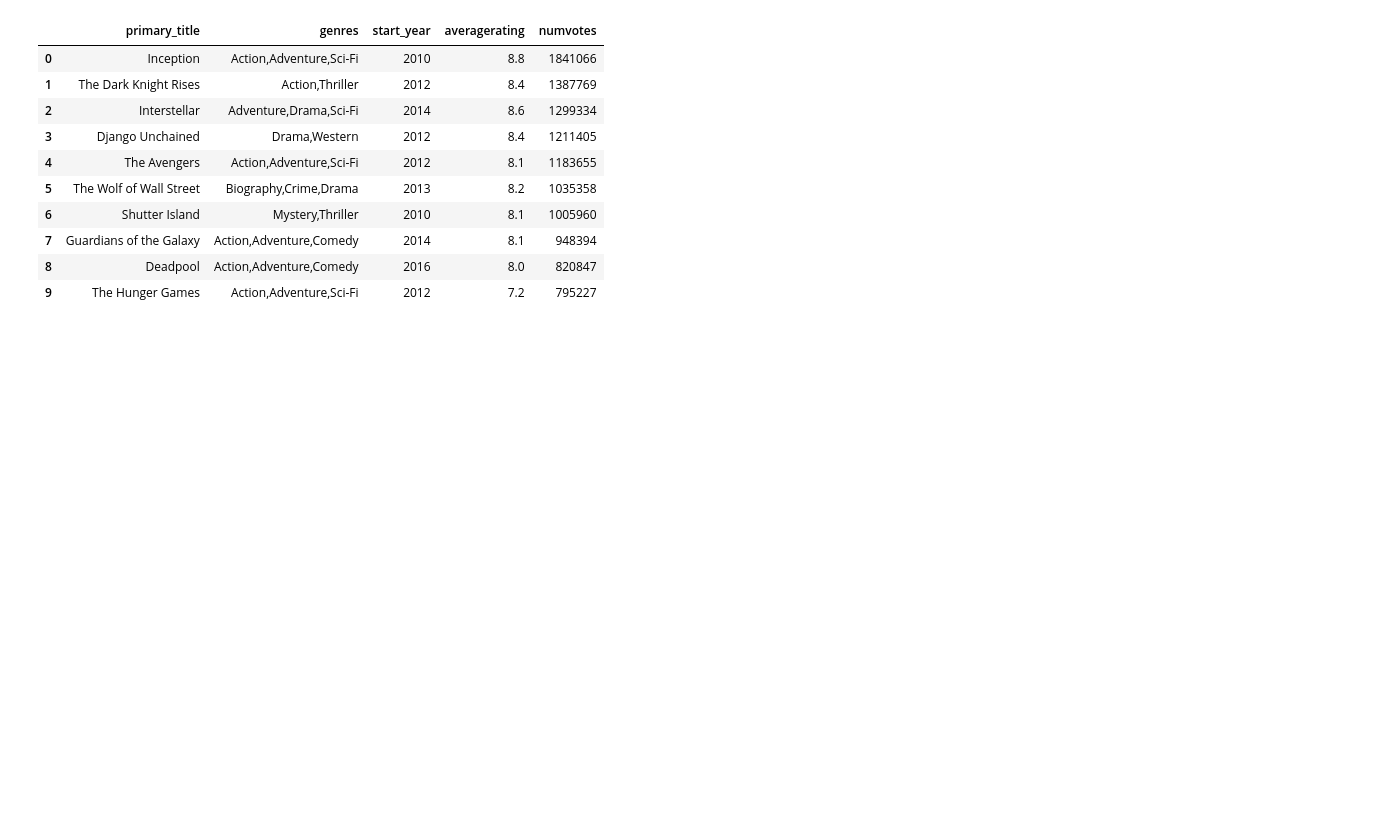
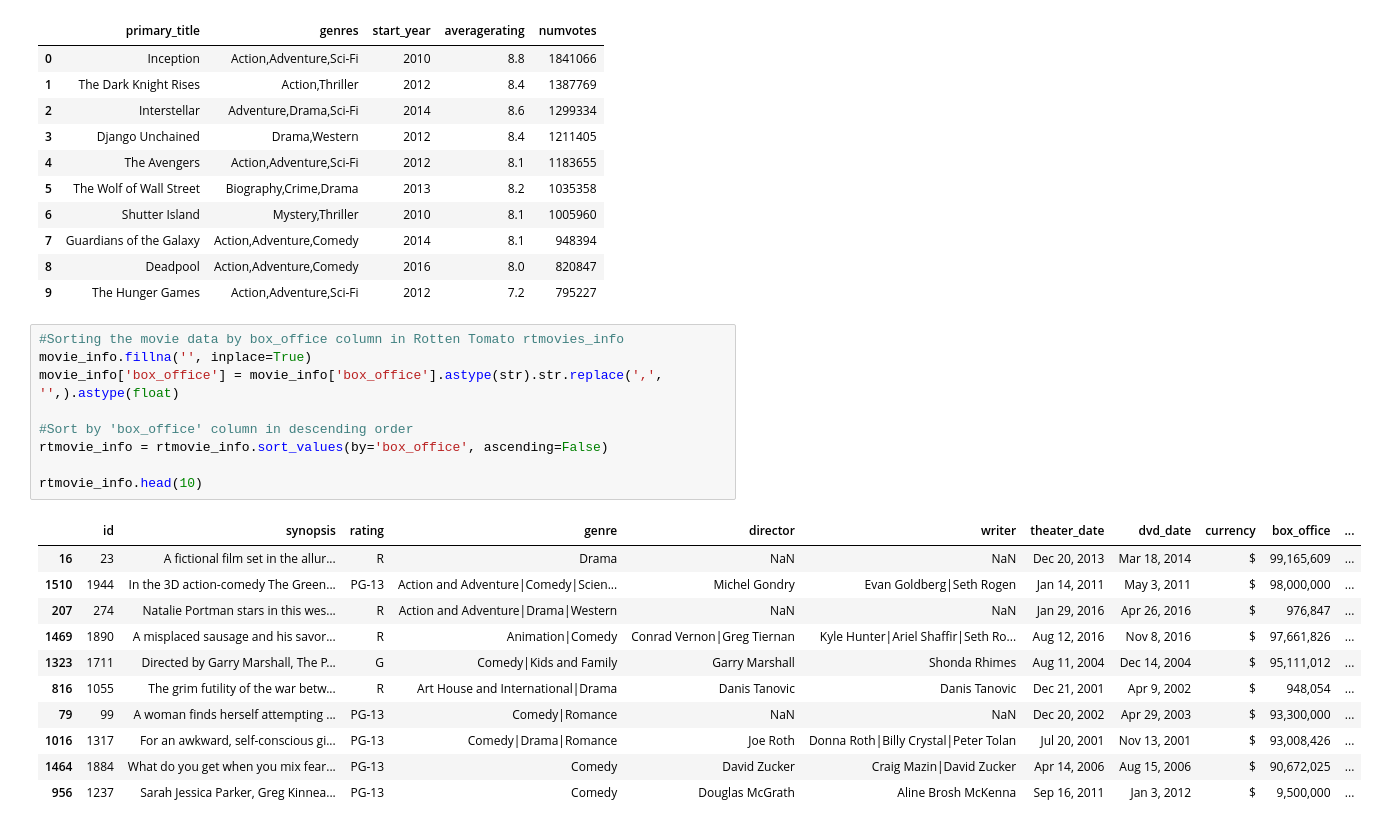
Before and after one commit to Kevan-Muthomi/DS-Phase_1_Project, a Jupyter notebook: student.ipynb, the cells around one changed output. Drawn from its saved outputs; the diff is of its cells as text; blank space fills up the shorter version.

```diff
--- a/student.ipynb
+++ b/student.ipynb
@@ -352,3 +358,24 @@ pd.read_sql(imdb_movies,conn).head(10)
 | 7 | Guardians of the Galaxy | Action,Adventure,Comedy | 2014 | 8.1 | 948394 |
 | 8 | Deadpool | Action,Adventure,Comedy | 2016 | 8.0 | 820847 |
 | 9 | The Hunger Games | Action,Adventure,Sci-Fi | 2012 | 7.2 | 795227 |
+# %%
+#Sorting the movie data by box_office column in Rotten Tomato rtmovies_info
+movie_info.fillna('', inplace=True)
+movie_info['box_office'] = movie_info['box_office'].astype(str).str.replace(',', '',).astype(float)
+
+#Sort by 'box_office' column in descending order
+rtmovie_info = rtmovie_info.sort_values(by='box_office', ascending=False)
+
+rtmovie_info.head(10)
+# %% [output]
+|  | id | synopsis | rating | genre | director | writer | theater_date | dvd_date | currency | box_office | ... |
+| 16 | 23 | A fictional film set in the allur... | R | Drama | NaN | NaN | Dec 20, 2013 | Mar 18, 2014 | $ | 99,165,609 | ... |
+| 1510 | 1944 | In the 3D action-comedy The Green... | PG-13 | Action and Adventure|Comedy|Scien... | Michel Gondry | Evan Goldberg|Seth Rogen | Jan 14, 2011 | May 3, 2011 | $ | 98,000,000 | ... |
+| 207 | 274 | Natalie Portman stars in this wes... | R | Action and Adventure|Drama|Western | NaN | NaN | Jan 29, 2016 | Apr 26, 2016 | $ | 976,847 | ... |
+| 1469 | 1890 | A misplaced sausage and his savor... | R | Animation|Comedy | Conrad Vernon|Greg Tiernan | Kyle Hunter|Ariel Shaffir|Seth Ro... | Aug 12, 2016 | Nov 8, 2016 | $ | 97,661,826 | ... |
+| 1323 | 1711 | Directed by Garry Marshall, The P... | G | Comedy|Kids and Family | Garry Marshall | Shonda Rhimes | Aug 11, 2004 | Dec 14, 2004 | $ | 95,111,012 | ... |
+| 816 | 1055 | The grim futility of the war betw... | R | Art House and International|Drama | Danis Tanovic | Danis Tanovic | Dec 21, 2001 | Apr 9, 2002 | $ | 948,054 | ... |
+| 79 | 99 | A woman finds herself attempting ... | PG-13 | Comedy|Romance | NaN | NaN | Dec 20, 2002 | Apr 29, 2003 | $ | 93,300,000 | ... |
+| 1016 | 1317 | For an awkward, self-conscious gi... | PG-13 | Comedy|Drama|Romance | Joe Roth | Donna Roth|Billy Crystal|Peter Tolan | Jul 20, 2001 | Nov 13, 2001 | $ | 93,008,426 | ... |
+| 1464 | 1884 | What do you get when you mix fear... | PG-13 | Comedy | David Zucker | Craig Mazin|David Zucker | Apr 14, 2006 | Aug 15, 2006 | $ | 90,672,025 | ... |
+| 956 | 1237 | Sarah Jessica Parker, Greg Kinnea... | PG-13 | Comedy | Douglas McGrath | Aline Brosh McKenna | Sep 16, 2011 | Jan 3, 2012 | $ | 9,500,000 | ... |
```
Also changed, not shown: parts of 5 cells of this notebook.
